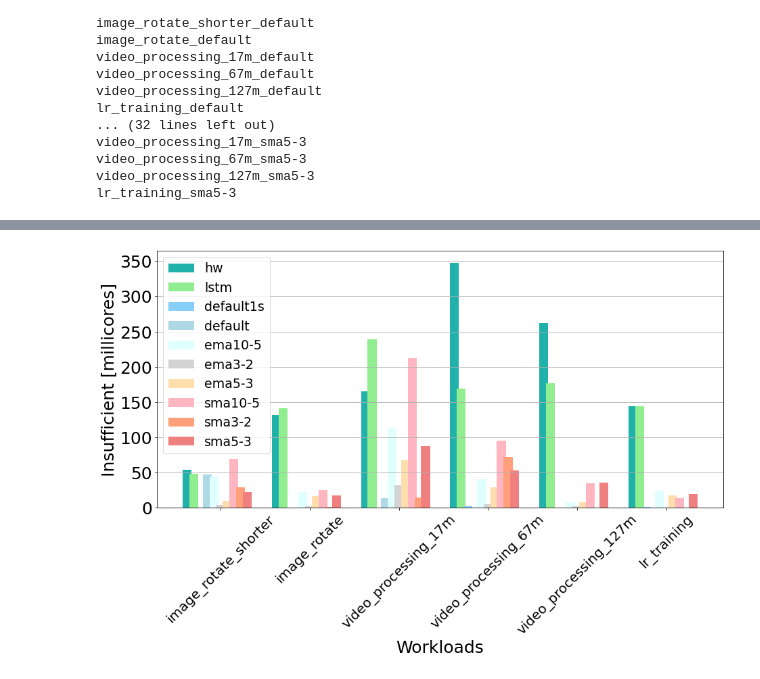
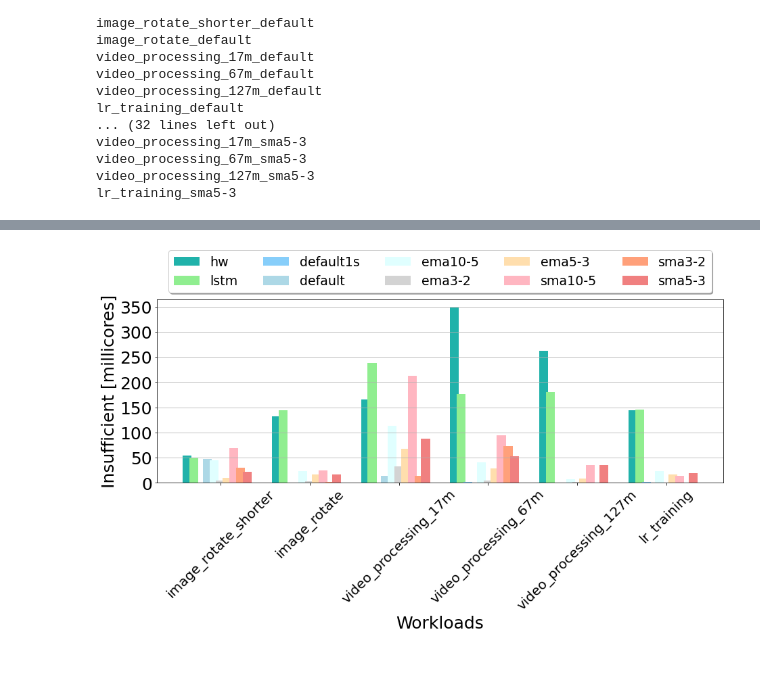
Before and after one commit to ZhaoNeil/On-Demand-Resizing, a Jupyter notebook: serverless-deploy/comparison.ipynb, the cells around one changed output, grey strips where cells are left out. Cells and saved outputs as stored; diff of their text form; code cells hidden in the pictures.

```diff
--- a/serverless-deploy/comparison.ipynb
+++ b/serverless-deploy/comparison.ipynb
@@ -264,7 +264,7 @@ def HW_LSTM(series):
     return hw_requests, lstm_requests
 # %%
 def plot_curve(dbname, time, cpu, target_cpu, lstm_requests, hw_requests):
-    fig, ax = plt.subplots(1,1,figsize=(15,7),sharex=True,sharey=True)
+    fig, ax = plt.subplots(1,1,figsize=(15,5),sharex=True,sharey=True)
     ax.plot(time, cpu,label='CPU Usage Demand',color='r')
     ax.plot(time, target_cpu,label=dbname,color='b',linestyle='--')
     ax.plot(time, lstm_requests[:len(time)],label='LSTM',color='g',linestyle='-.')
@@ -274,7 +274,7 @@ def plot_curve(dbname, time, cpu, target_cpu, lstm_requests, hw_requests):
     ax.xaxis.set_major_formatter(mdates.DateFormatter('%H:%M:%S'))
     ax.xaxis.set_minor_locator(mdates.MinuteLocator())
 #     fig.autofmt_xdate() #rotate labels
-    ax.legend(fontsize=21, loc='upper center', ncol=4, shadow=True,bbox_to_anchor=(0.5, -0.15))
+    ax.legend(fontsize=21, loc='upper center', ncol=4, shadow=True,bbox_to_anchor=(0.5, -0.2))
     plt.yticks(size = 25)
     plt.xticks(size = 25)
     plt.grid(True, linestyle='-.')
@@ -326,8 +326,8 @@ def evaluate_all(db_names):
         time, cpu, target_cpu = get_data(db_name)
         slack, insufficient = evaluate(cpu, target_cpu)
         evaluate_dict[db_name] = []
-        evaluate_dict[db_name].append(slack)
-        evaluate_dict[db_name].append(insufficient)
+        evaluate_dict[db_name].append(float(slack))
+        evaluate_dict[db_name].append(float(insufficient))
     return evaluate_dict
 # %%
 def plot_histogram(evaluate_dict, lstm_requests, hw_requests):
@@ -346,7 +346,7 @@ def plot_histogram(evaluate_dict, lstm_requests, hw_requests):
     labels.append('LSTM')
     labels.append('HW')
 
-    fig, ax = plt.subplots(nrows=1, ncols=2, sharey=False, figsize=(16, 7))
+    fig, ax = plt.subplots(nrows=1, ncols=2, sharey=False, figsize=(16, 5))
     ax[0].bar(labels, slack, color="steelblue", alpha=0.25, edgecolor="black")
     ax[1].bar(labels, insuf, color="lightcoral", alpha=0.25, edgecolor="black")
 
@@ -356,7 +356,7 @@ def plot_histogram(evaluate_dict, lstm_requests, hw_requests):
     ax[1].tick_params(axis='y', labelsize = 22)
 
     ax[0].set_ylabel("Avg. Slack [millicores]",  fontsize=25)
-    ax[1].set_ylabel("Avg. Insufficient CPU [millicores]", fontsize=25)
+    ax[1].set_ylabel("Avg. Insuf. CPU [millicores]", fontsize=25)
     home = os.path.expanduser('~')
     folder = '{}/histogram'.format(home)
     if not os.path.exists(folder):
@@ -472,7 +472,7 @@ x = np.arange(6)
 width = 0.075
 
 # plot data in grouped manner of bar type
-plt.rcParams["figure.figsize"] = (15,7)
+plt.rcParams["figure.figsize"] = (15,5)
 plt.bar(x-0.375, list(slack.values())[0], width, color='lightseagreen')
 plt.bar(x-0.3, list(slack.values())[1], width, color='lightgreen')
 plt.bar(x-0.225, list(slack.values())[2], width, color='lightskyblue')
@@ -487,8 +487,13 @@ plt.xticks(x, ['image_rotate_shorter', 'image_rotate', 'video_processing_17m', '
 plt.yticks(fontsize=25)
 plt.xlabel('Workloads',fontsize=25)
 plt.ylabel('Slack [millicores]',fontsize=25)
-plt.legend(list(slack.keys()),fontsize=19)
+plt.legend(list(slack.keys()), fontsize=19, loc='upper center', ncol=5, shadow=True, bbox_to_anchor=(0.5, 1.3))
 axes = plt.gca()
 axes.yaxis.grid()
-plt.show()
+# plt.show()
+home = os.path.expanduser('~')
+folder = '{}/comparison'.format(home)
+if not os.path.exists(folder):
+    os.makedirs(folder)
+plt.savefig('{}/slack_group.png'.format(folder),bbox_inches='tight')
 # %% [output]
@@ -496,26 +501,31 @@ plt.show()
 # %%
 x = np.arange(6)
 width = 0.1
 
 # plot data in grouped manner of bar type
-plt.rcParams["figure.figsize"] = (15,7)
+plt.rcParams["figure.figsize"] = (15,5)
 plt.bar(x-0.375, list(insufficient.values())[0], width, color='lightseagreen')
 plt.bar(x-0.3, list(insufficient.values())[1], width, color='lightgreen')
 plt.bar(x-0.225, list(insufficient.values())[2], width, color='lightskyblue')
 plt.bar(x-0.15, list(insufficient.values())[3], width, color='lightblue')
 plt.bar(x-0.075, list(insufficient.values())[4], width, color='lightcyan')
 plt.bar(x, list(insufficient.values())[5], width, color='lightgray')
 plt.bar(x+0.075, list(insufficient.values())[6], width, color='navajowhite')
 plt.bar(x+0.15, list(insufficient.values())[7], width, color='lightpink')
 plt.bar(x+0.225, list(insufficient.values())[8], width, color='lightsalmon')
 plt.bar(x+0.3, list(insufficient.values())[9], width, color='lightcoral')
 plt.xticks(x, ['image_rotate_shorter', 'image_rotate', 'video_processing_17m', 'video_processing_67m', 'video_processing_127m', 'lr_training'],fontsize=20,rotation=45)
 plt.yticks(fontsize=25)
 plt.xlabel('Workloads',fontsize=25)
 plt.ylabel('Insufficient [millicores]',fontsize=25)
-plt.legend(list(insufficient.keys()),fontsize=19)
+plt.legend(list(slack.keys()), fontsize=19, loc='upper center', ncol=5, shadow=True, bbox_to_anchor=(0.5, 1.3))
 axes = plt.gca()
 axes.yaxis.grid()
-plt.show()
+# plt.show()
+home = os.path.expanduser('~')
+folder = '{}/comparison'.format(home)
+if not os.path.exists(folder):
+    os.makedirs(folder)
+plt.savefig('{}/insuffi_group.png'.format(folder),bbox_inches='tight')
 # %% [output]
-[figure, old version]
+[figure, new version]
```
Also changed, not shown: parts of 5 cells of this notebook, 3 other files.
